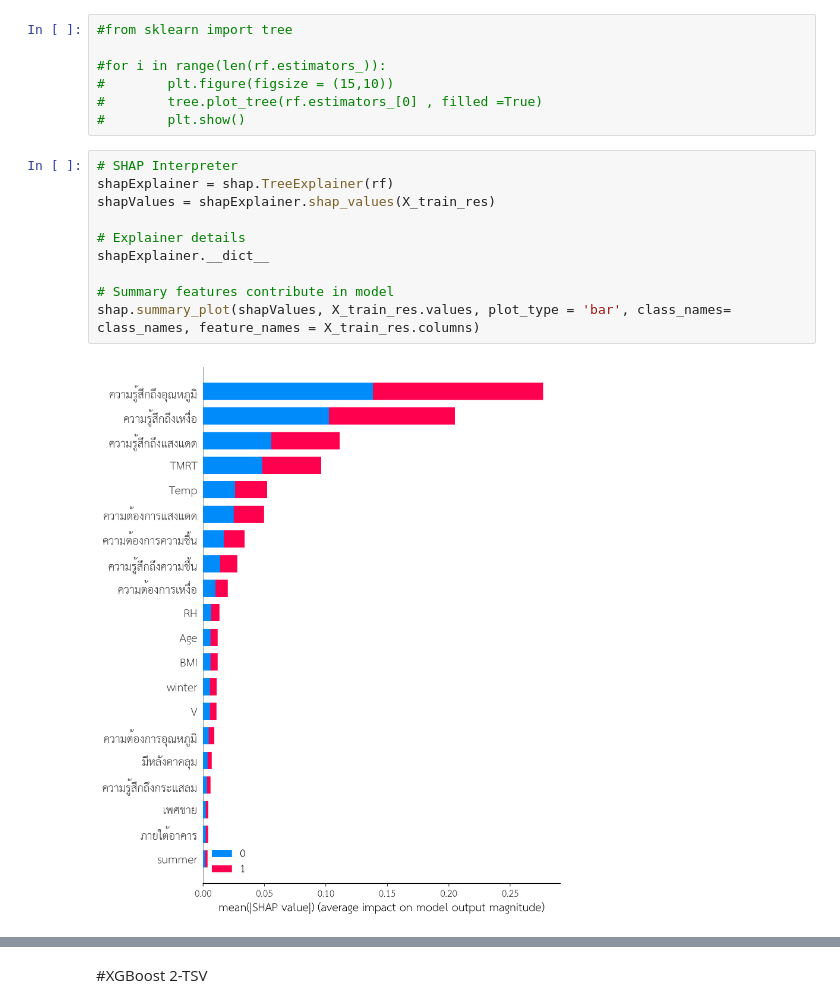
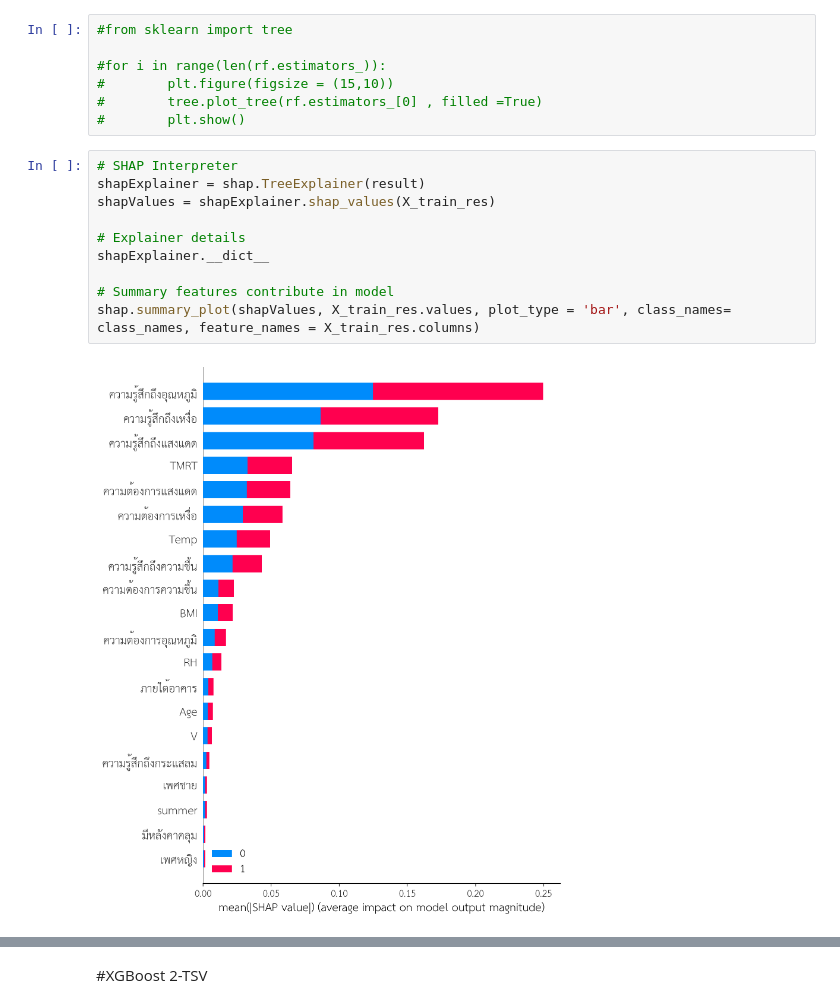
Before and after one commit to Thipwadee/Project2, a Jupyter notebook: 2_TSV_Clf_Models_Explained.ipynb, the cells around one changed output, grey strips where cells are left out. Saved outputs shown, nothing was run; the diff lists cells and outputs as text.

```diff
--- a/2_TSV_Clf_Models_Explained.ipynb
+++ b/2_TSV_Clf_Models_Explained.ipynb
@@ -477,13 +475,13 @@ X does not have valid feature names, but RandomForestClassifier was fitted with
 #        plt.show()
 # %%
 # SHAP Interpreter
-shapExplainer = shap.TreeExplainer(rf)
+shapExplainer = shap.TreeExplainer(result)
 shapValues = shapExplainer.shap_values(X_train_res)
 
 # Explainer details
 shapExplainer.__dict__
 
 # Summary features contribute in model
 shap.summary_plot(shapValues, X_train_res.values, plot_type = 'bar', class_names= class_names, feature_names = X_train_res.columns)
 # %% [output]
-[figure, old version]
+[figure, new version]
```
Also changed, not shown: parts of 13 cells of this notebook.
